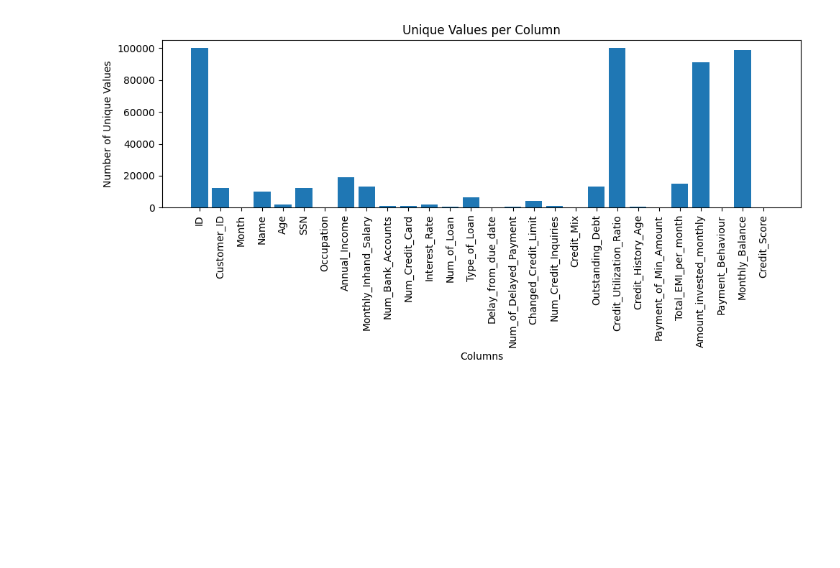
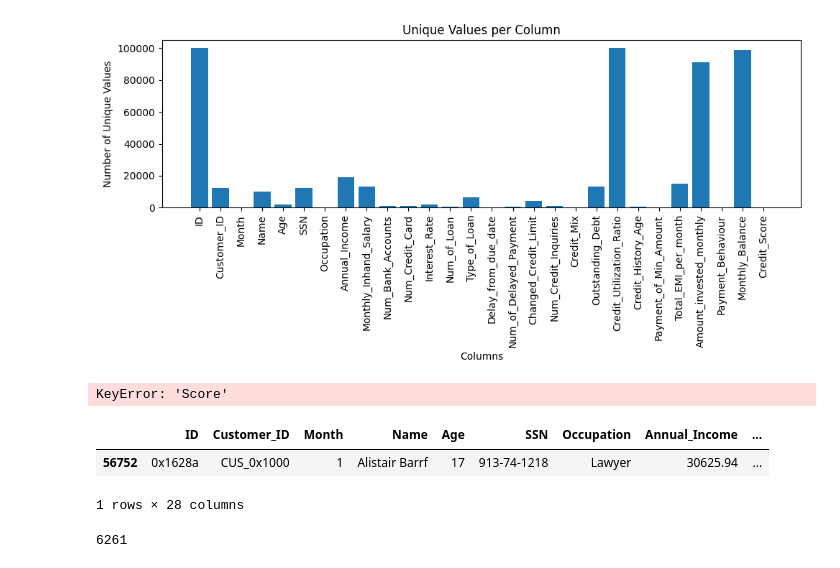
Before and after one commit to waldensanchez/CreditScoreWithDataScience, a Jupyter notebook: Implementation.ipynb, the cells around one changed output. Cells and saved outputs as stored; diff of their text form; code cells hidden in the pictures; blank space fills up the shorter version.

```diff
--- a/Implementation.ipynb
+++ b/Implementation.ipynb
@@ -27,3 +27,13 @@ preprocessed_data = preprocessing_instance.preprocess_data()
 # %% [output]
 [figure]
 [figure]
+# %%
+preprocessed_data['Score']
+# %% [output]
+KeyError: 'Score'
+# %%
+preprocessed_data.head(1)
+# %% [output]
+|  | ID | Customer_ID | Month | Name | Age | SSN | Occupation | Annual_Income | ... |
+| 56752 | 0x1628a | CUS_0x1000 | 1 | Alistair Barrf | 17 | 913-74-1218 | Lawyer | 30625.94 | ... |
+1 rows × 28 columns
@@ -29,0 +44,6 @@ preprocessed_data = preprocessing_instance.preprocess_data()
+# %%
+import pandas as pd
+a = pd.read_csv('train.csv')
+len(a.Type_of_Loan.unique())
+# %% [output]
+6261
```
Also changed, not shown: parts of 2 cells of this notebook, 1 other file.
